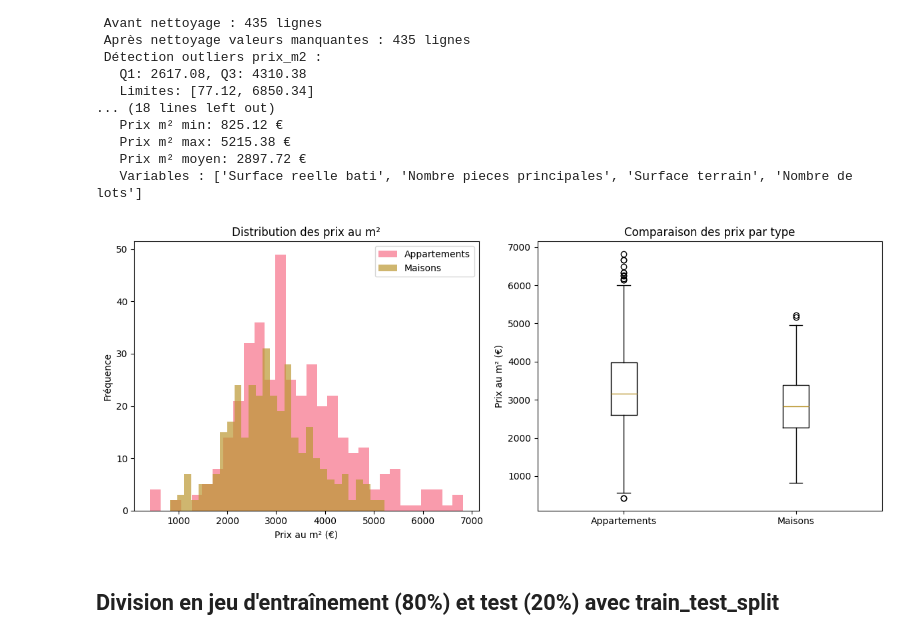
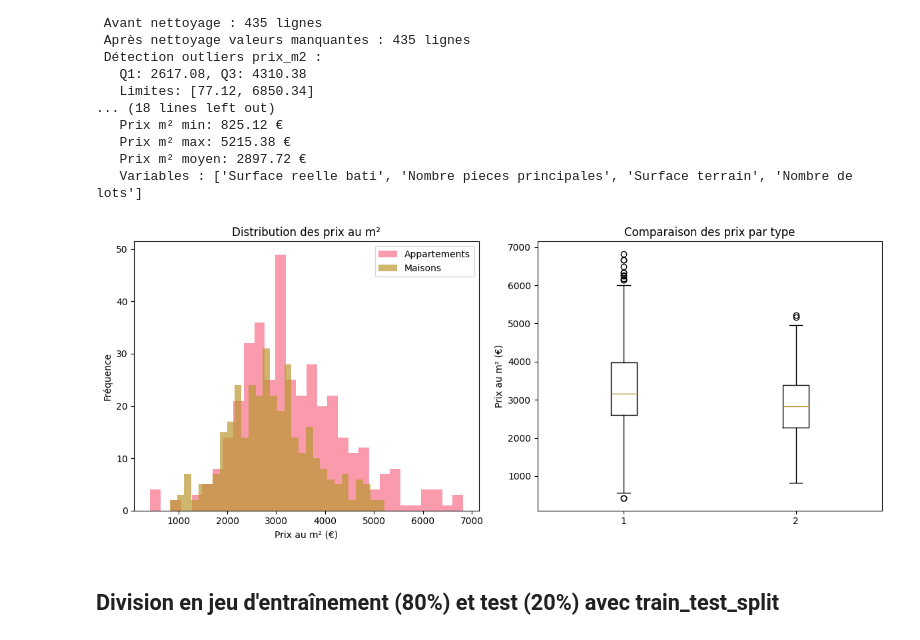
Before and after one commit to bafodej/immo_price_api, a Jupyter notebook: notebooks/modeling_lille.ipynb, the cells around one changed output. Saved outputs shown, nothing was run; the diff lists cells and outputs as text; code cells hidden in the pictures.

```diff
--- a/notebooks/modeling_lille.ipynb
+++ b/notebooks/modeling_lille.ipynb
@@ -211,25 +209,25 @@ X_maisons, y_maisons, df_maisons_clean = select_features_and_clean(maisons, "MAI
 # %%
 # Comparer les distributions de prix
 if df_apt_clean is not None and df_maisons_clean is not None:
     plt.figure(figsize=(12, 5))
 
     plt.subplot(1, 2, 1)
     plt.hist(df_apt_clean['prix_m2'], bins=30, alpha=0.7, label='Appartements')
     plt.hist(df_maisons_clean['prix_m2'], bins=30, alpha=0.7, label='Maisons')
     plt.xlabel('Prix au m² (€)')
     plt.ylabel('Fréquence')
     plt.title('Distribution des prix au m²')
     plt.legend()
 
     plt.subplot(1, 2, 2)
     plt.boxplot([df_apt_clean['prix_m2'], df_maisons_clean['prix_m2']],
-                labels=['Appartements', 'Maisons'])
+                label=['Appartements', 'Maisons'])
     plt.ylabel('Prix au m² (€)')
     plt.title('Comparaison des prix par type')
     plt.tight_layout()
     plt.show()
 # %% [output]
-[figure, old version]
+[figure, new version]
 # %% [markdown]
 ## Division en jeu d'entraînement (80%) et test (20%) avec train_test_split
 # %%
```
Also changed, not shown: parts of 5 cells of this notebook, 11 other files.
